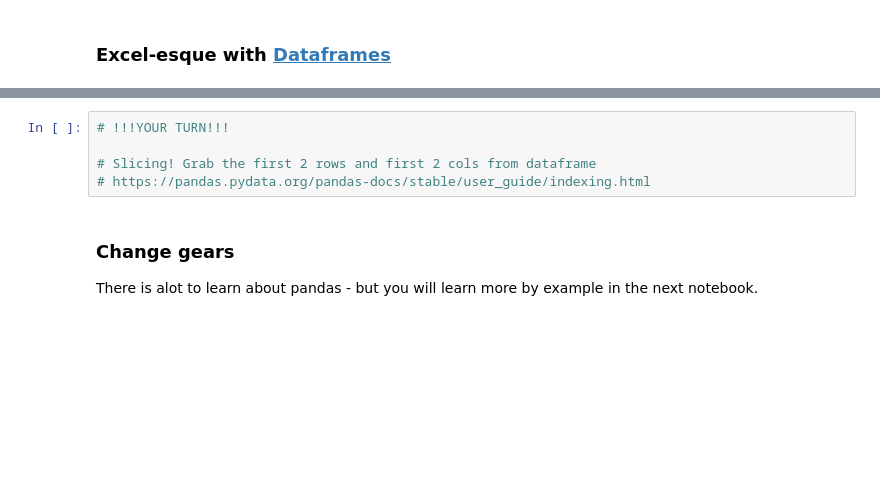
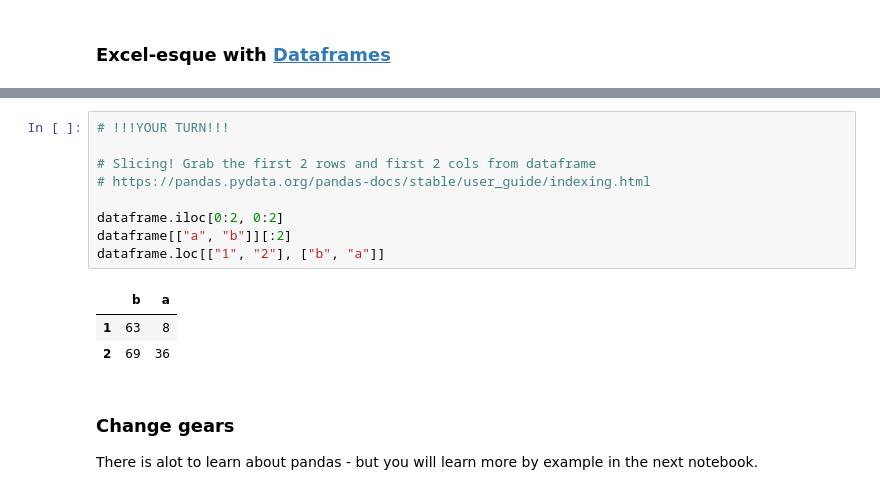
Before and after one commit to Harvard-DCE-BIWADA/S14A2021-Owen-Lester, a Jupyter notebook: lab2/notebooks/lab2_pandas.ipynb, the cells around one changed output, grey strips where cells are left out. Drawn from its saved outputs; the diff is of its cells as text; blank space fills up the shorter version.

```diff
--- a/lab2/notebooks/lab2_pandas.ipynb
+++ b/lab2/notebooks/lab2_pandas.ipynb
@@ -103,8 +103,16 @@ POS:
 # %%
 # !!!YOUR TURN!!!
 
 # Slicing! Grab the first 2 rows and first 2 cols from dataframe
 # https://pandas.pydata.org/pandas-docs/stable/user_guide/indexing.html
+
+dataframe.iloc[0:2, 0:2]
+dataframe[["a", "b"]][:2]
+dataframe.loc[["1", "2"], ["b", "a"]]
+# %% [output]
+|  | b | a |
+| 1 | 63 | 8 |
+| 2 | 69 | 36 |
 # %% [markdown]
 ### Change gears
 
```
Also changed, not shown: parts of 4 cells of this notebook, 29 other files.
